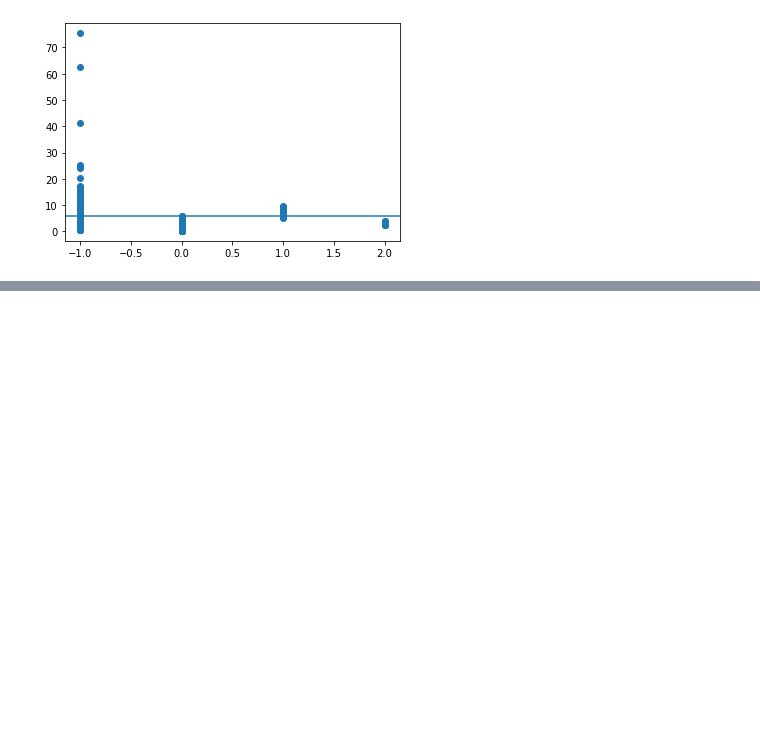
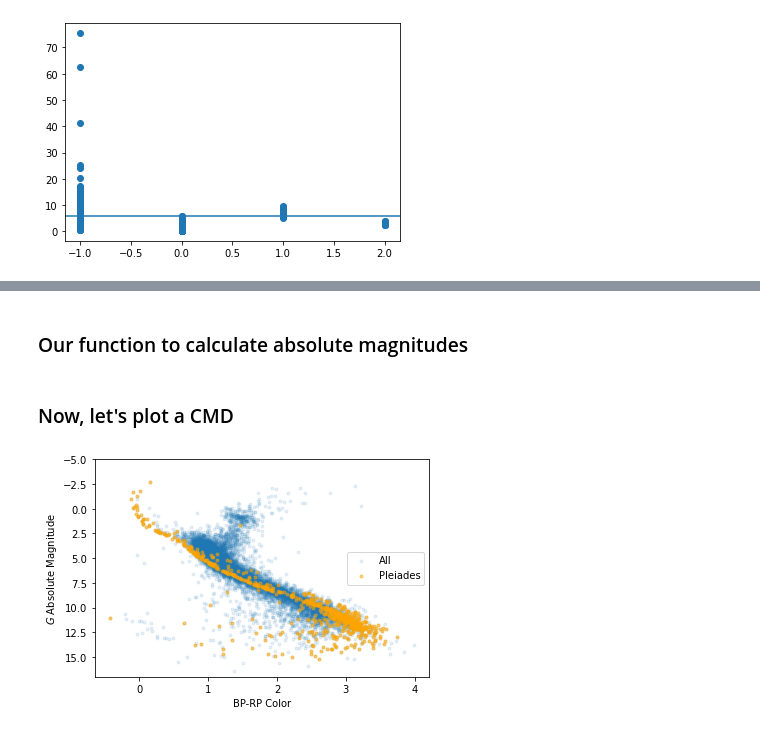
Before and after one commit to ginleaf/pyucy1, a Jupyter notebook: Clustering_example.ipynb, the cells around one changed output, grey strips where cells are left out. Saved outputs shown, nothing was run; the diff lists cells and outputs as text; code cells hidden in the pictures; blank space fills up the shorter version.

```diff
--- a/Clustering_example.ipynb
+++ b/Clustering_example.ipynb
@@ -220,0 +196,2 @@ plt.axhline(6)
+# %% [markdown]
+### Our function to calculate absolute magnitudes
@@ -220,0 +220,22 @@ plt.axhline(6)
+# %% [markdown]
+### Now, let's plot a CMD
+# %%
+G_abs = get_absolute_mag(data['phot_g_mean_mag'], data['parallax'])
+BP_RP_color = data['phot_bp_mean_mag'] - data['phot_rp_mean_mag']
+
+# All stars
+plt.scatter(BP_RP_color, G_abs, marker='.', alpha=0.1, label='All')
+
+# All stars of Pleiades
+idx = 1
+plt.scatter(BP_RP_color[y_pred==idx], G_abs[y_pred==idx], marker='.', alpha=0.5, c='orange', label='Pleiades')
+
+plt.legend()
+plt.xlabel('BP-RP Color')
+plt.ylabel(r'$G$ Absolute Magnitude')
+
+plt.ylim(17, -5)
+
+plt.show()
+# %% [output]
+[figure, added]
```
Also changed, not shown: parts of 20 cells of this notebook, 2 other files.
